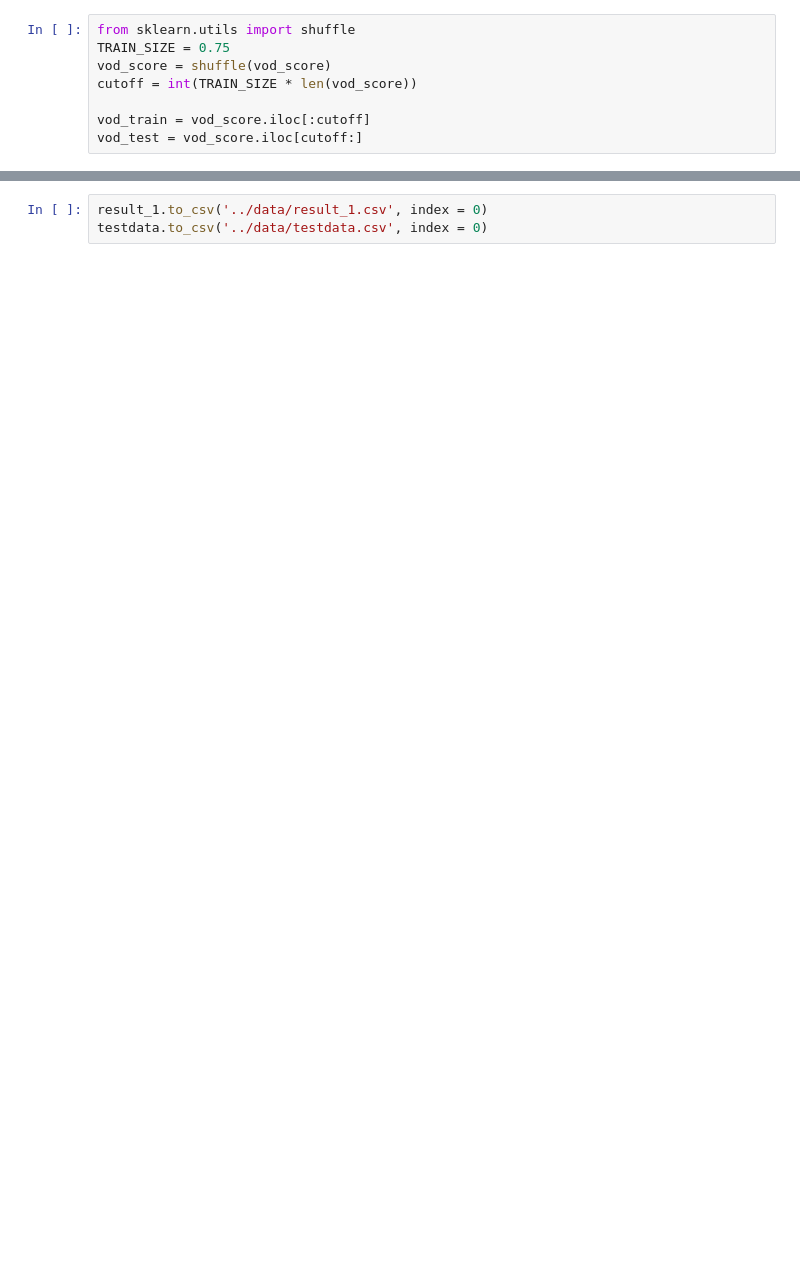
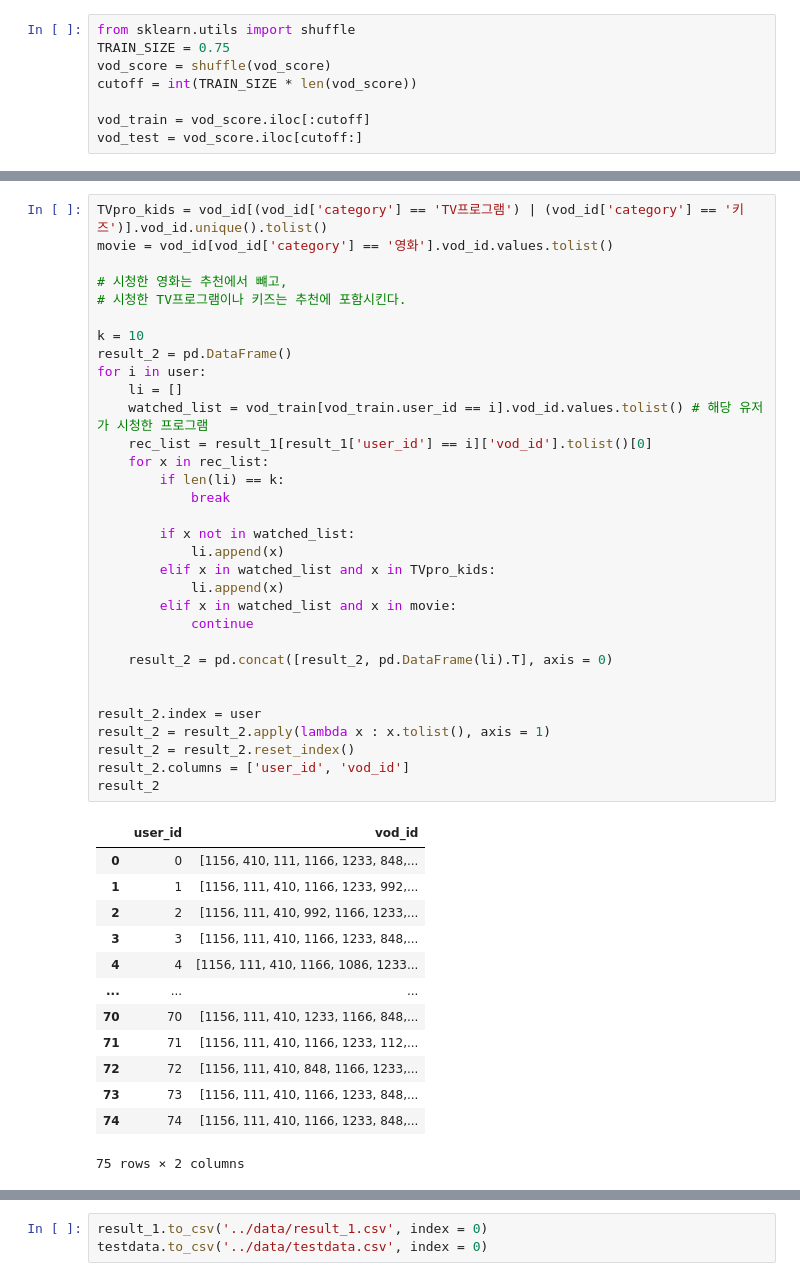
Before and after one commit to LGHV-team1/final-project, a Jupyter notebook: 모델/vod_modeling.ipynb, the cells around one changed output, grey strips where cells are left out. Saved outputs shown, nothing was run; the diff lists cells and outputs as text; blank space fills up the shorter version.

```diff
--- a/모델/vod_modeling.ipynb
+++ b/모델/vod_modeling.ipynb
@@ -238,3 +277,49 @@ result_1
+# %%
+TVpro_kids = vod_id[(vod_id['category'] == 'TV프로그램') | (vod_id['category'] == '키즈')].vod_id.unique().tolist()
+movie = vod_id[vod_id['category'] == '영화'].vod_id.values.tolist()
+
+# 시청한 영화는 추천에서 뺴고,
+# 시청한 TV프로그램이나 키즈는 추천에 포함시킨다.
+
+k = 10
+result_2 = pd.DataFrame()
+for i in user:
+    li = []
+    watched_list = vod_train[vod_train.user_id == i].vod_id.values.tolist() # 해당 유저가 시청한 프로그램
+    rec_list = result_1[result_1['user_id'] == i]['vod_id'].tolist()[0]
+    for x in rec_list:
+        if len(li) == k:
+            break
+
+        if x not in watched_list:
+            li.append(x)
+        elif x in watched_list and x in TVpro_kids:
+            li.append(x)
+        elif x in watched_list and x in movie:
+            continue
+
+    result_2 = pd.concat([result_2, pd.DataFrame(li).T], axis = 0)
+
+
+result_2.index = user
+result_2 = result_2.apply(lambda x : x.tolist(), axis = 1)
+result_2 = result_2.reset_index()
+result_2.columns = ['user_id', 'vod_id']
+result_2
+# %% [output]
+|  | user_id | vod_id |
+| 0 | 0 | [1156, 410, 111, 1166, 1233, 848,... |
+| 1 | 1 | [1156, 111, 410, 1166, 1233, 992,... |
+| 2 | 2 | [1156, 111, 410, 992, 1166, 1233,... |
+| 3 | 3 | [1156, 111, 410, 1166, 1233, 848,... |
+| 4 | 4 | [1156, 111, 410, 1166, 1086, 1233... |
+| ... | ... | ... |
+| 70 | 70 | [1156, 111, 410, 1233, 1166, 848,... |
+| 71 | 71 | [1156, 111, 410, 1166, 1233, 112,... |
+| 72 | 72 | [1156, 111, 410, 848, 1166, 1233,... |
+| 73 | 73 | [1156, 111, 410, 1166, 1233, 848,... |
+| 74 | 74 | [1156, 111, 410, 1166, 1233, 848,... |
+75 rows × 2 columns
 # %%
 testdata = vod_test.groupby('user_id')['vod_id'].unique().reset_index()
 testdata
```
Also changed, not shown: parts of 12 cells of this notebook, 2 other files.
